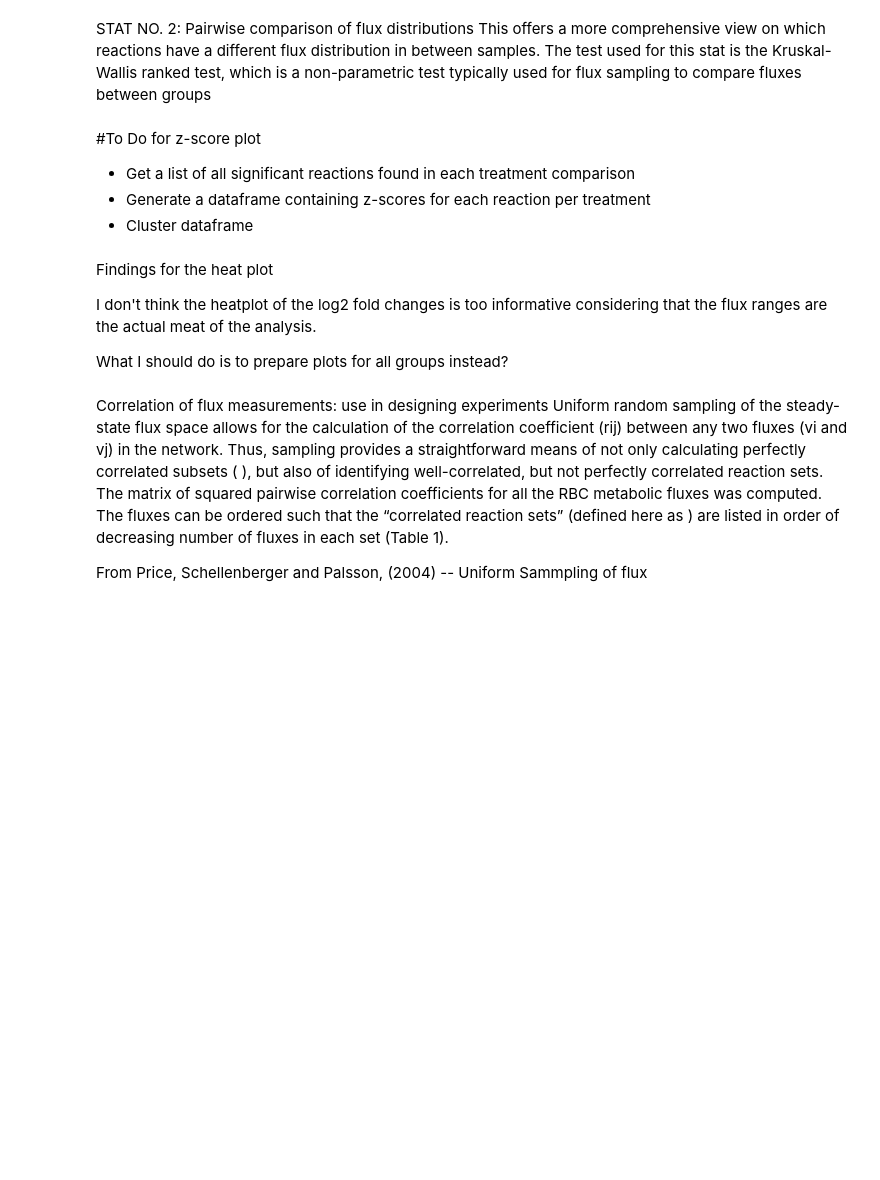
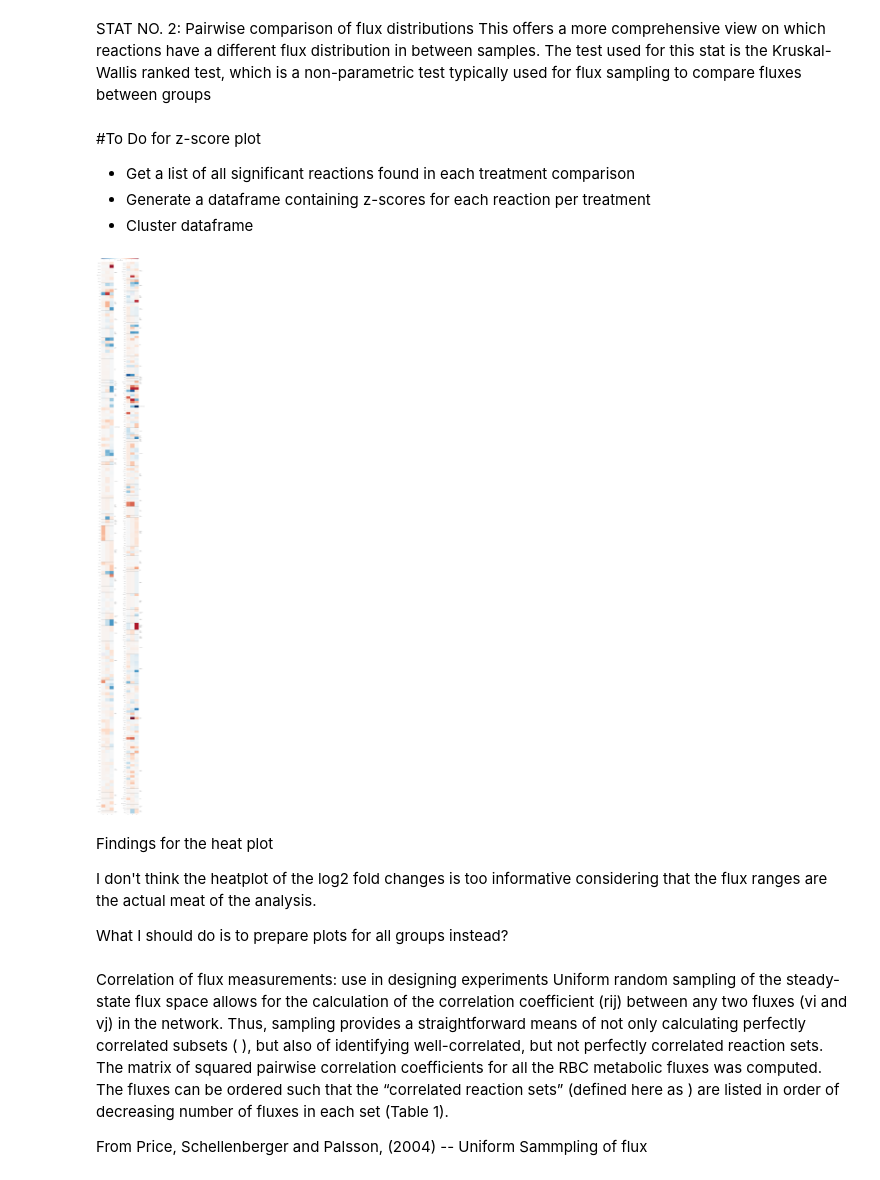
Before and after one commit to rtsantos3/RiceMM, a Jupyter notebook: Scripts/model_visualization/Script for generating z-score plot for flux samples.ipynb, the cells around one changed output. Drawn from its saved outputs; the diff is of its cells as text; code cells hidden in the pictures; blank space fills up the shorter version.

Commit message:
Finished the  bulk of coding for heatmap, just need to filter/export it

```diff
--- a/Scripts/model_visualization/Script for generating z-score plot for flux samples.ipynb
+++ b/Scripts/model_visualization/Script for generating z-score plot for flux samples.ipynb
@@ -393,9 +393,3 @@ def check_column_exists(dataframes, column_name):
         if column_name in df.columns:
             return True
     return False
-# %%
-for rxns in trans_model.reactions:
-    try:
-        rxns.notes['SUBSYSTEM']
-    except KeyError:
-        print(rxns.id, 'no subsystem annotation')
@@ -671,7 +668,7 @@ sig_set_intersect = get_intersection([wt_tr_250_sig, wt_tr_750_sig, wt_tr_1500_s
 all_rxns_in_df = get_intersection([wt_250.columns, wt_750.columns, wt_1500.columns, tr_250.columns, tr_750.columns, tr_1500.columns])
 
 #This means that we are taking the log fold change between TR (Trans/Treated) vs WT(Control) so the log fold ratio is (Tr/WT)
-results_df = fold_change_df(tr_list, wt_list, sig_set)
+results_df = fold_change_df(tr_list, wt_list, sig_set_intersect)
 
 #Generate heat plot via each group in the model reaction group
 
@@ -694,6 +691,7 @@ for key in sig_set:
 #Add the groups to the original dataframe
 results_df['group'] = results_df.index.map(groups_dict)
 
+
 #Generate a dictionary corresponding to the order how to organize the reactions
 group_order = {}
 counter = 0
@@ -708,6 +706,12 @@ for group in groups:
 results_df['group_order'] = results_df['group'].map(group_order)
 results_df = results_df.sort_values(by='group_order').drop(columns='group_order')
 
+
+
+
+
+
+#Generate subsets of the original dataframe using the above results
 results_df_m =  results_df[results_df.index.str.contains('_M')]
 
 results_df_bs =  results_df[results_df.index.str.contains('_BS')]
@@ -718,5 +722,48 @@ results_df_bs =  results_df[results_df.index.str.contains('_BS')]
 
 heatmap_data_m = results_df_m.iloc[:, :3]
 heatmap_data_bs = results_df_bs.iloc[:, :3]
-
-# list of places where the bands start and stop
+# %%
+#Test
+import matplotlib.gridspec as gridspec
+
+
+stops_m, group_list_m = get_stops(results_df_m, 'group')
+stops_bs, group_list_bs = get_stops(results_df_bs, 'group')
+# Generate color range from the original dataset
+vmin, vmax = np.min([heatmap_data_m.min(), heatmap_data_bs.min()]), np.max([heatmap_data_m.max(), heatmap_data_bs.max()])
+
+figsize = (10, 150)
+sns.set(font_scale=0.5)
+
+fig = plt.figure(figsize=figsize)
+gs = fig.add_gridspec(nrows=2, ncols=2, height_ratios=[0.001, 0.999])
+
+
+
+
+# Left subplot for M cells heatmap
+ax0 = fig.add_subplot(gs[1, 0])
+im0 = sns.heatmap(heatmap_data_m, cmap='RdBu_r', annot=False, cbar=False, ax=ax0, vmin=vmin, vmax=vmax)
+for beg, end, label in zip(stops_m[:-1], stops_m[1:], group_list_m):
+    ax0.hlines(beg, 0, beg, color='black', lw=1)
+    ax0.hlines(end, 0, -0.02, color='black', lw=1, transform=ax0.get_yaxis_transform(), clip_on=False)
+    ax0.text(1.05, (beg + end) / 2, '\n'.join(label.split()), ha='left', va='center', transform=ax0.get_yaxis_transform())
+
+# Middle subplot for BS cells heatmap
+ax1 = fig.add_subplot(gs[1, 1])
+im1 = sns.heatmap(heatmap_data_bs, cmap='RdBu_r', annot=False, cbar=False, ax=ax1, vmin=vmin, vmax=vmax)
+for beg, end, label in zip(stops_bs[:-1], stops_bs[1:], group_list_bs):
+    ax1.hlines(beg, 0, beg, color='black', lw=1)
+    ax1.hlines(end, 0, -0.02, color='black', lw=1, transform=ax1.get_yaxis_transform(), clip_on=False)
+    ax1.text(1.05, (beg + end) / 2, '\n'.join(label.split()), ha='left', va='center', transform=ax1.get_yaxis_transform())
+
+# Add colorbar on top
+cbar_ax = fig.add_subplot(gs[0, :])
+mappable = im0.get_children()[0]
+cbar = plt.colorbar(mappable, cax=cbar_ax, orientation='horizontal')
+cbar.set_label('Log(2) fold changes (TR/WT)', labelpad=0)
+
+plt.subplots_adjust(wspace=1, hspace=0.01)
+plt.show()
+# %% [output]
+[figure, added]
```
Also changed, not shown: parts of 6 cells of this notebook.
